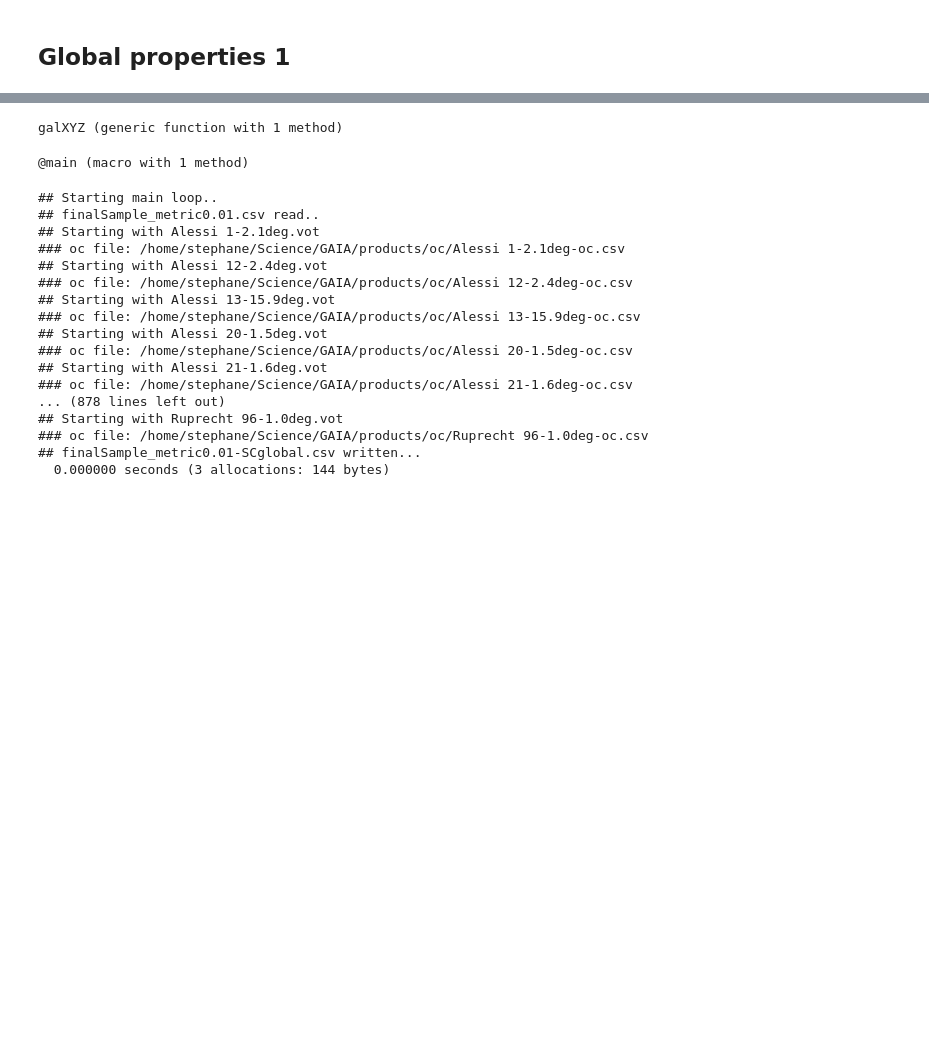
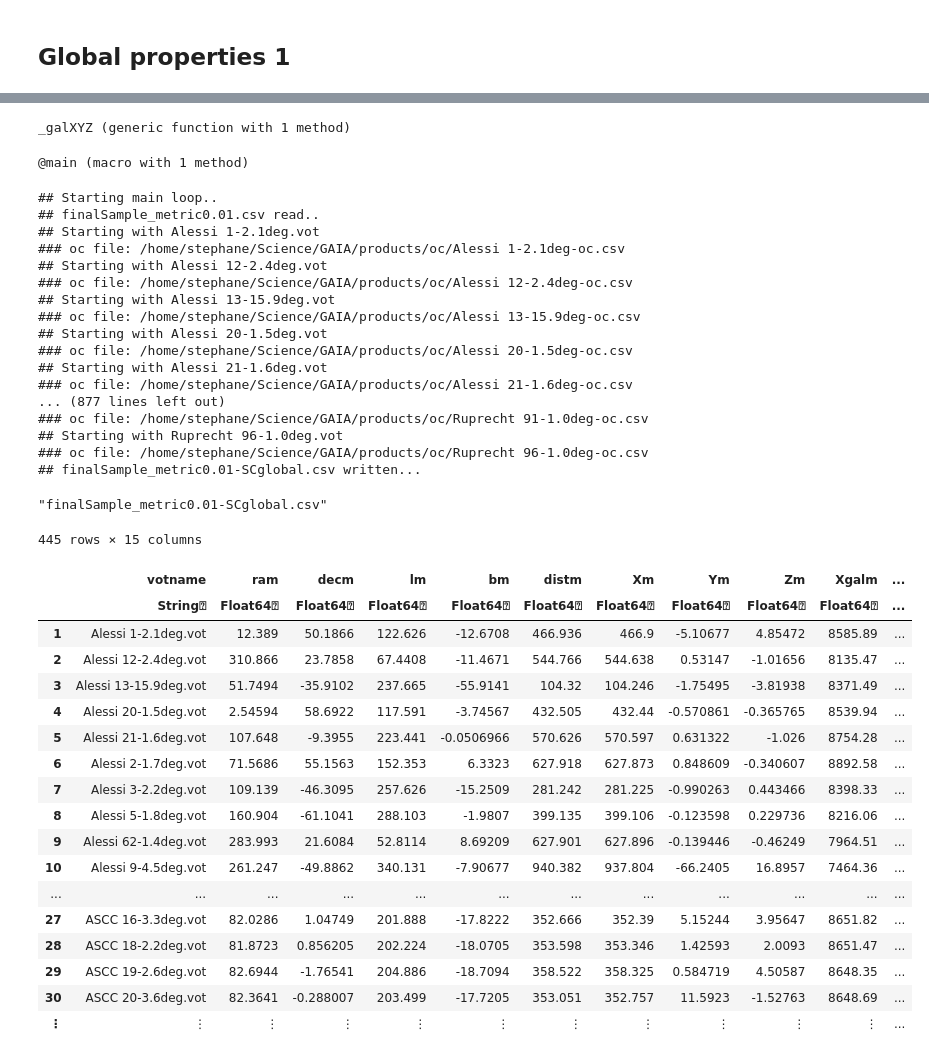
Before and after one commit to bosscha/gaia-shock, a Jupyter notebook: notebooks/analysis/analysisLoop-globalProperties1.ipynb, the cells around one changed output, grey strips where cells are left out. Cells and saved outputs as stored; diff of their text form; code cells hidden in the pictures; blank space fills up the shorter version.

```diff
--- a/notebooks/analysis/analysisLoop-globalProperties1.ipynb
+++ b/notebooks/analysis/analysisLoop-globalProperties1.ipynb
@@ -47,14 +48,36 @@ compute_globalparams (generic function with 2 methods)
-# %%
-## Compute the X,Y,Z galactic coordinates (centered on the Galactic Center)
-##
-
-function galXYZ(l,b,distance)
-    Rgal= 8.34
-
-    return(1, 1 , 1)
-end
-# %% [output]
-galXYZ (generic function with 1 method)
+# %%
+## median of radial velocity
+function radialVelocity(vrad)
+    v=[]
+    for vel in vrad
+        if !isnan(vel)
+            push!(v,vel)
+        end
+    end
+
+    if length(v)==0
+        push!(v,-999)
+    end
+    return(mean(v))
+end
+
+## Compute the X,Y,Z galactic coordinates (centered on the Galactic Center)
+## See Ellsworth-Bowers et al. (2013)
+## Rgal was updated from Anderson et al. (2018)
+
+function _galXYZ(l,b,distance)
+    Rgal= 8.34e3
+    zsun= 25
+    θ= asin(zsun/Rgal)
+
+    xg= Rgal*cos(θ)-distance*(cosd(l)cosd(b)cos(θ)+sind(b)sin(θ))
+    yg= -distance*sind(l)cosd(b)
+    zg= Rgal*sin(θ)-distance*(cosd(l)cosd(b)sin(θ)-sind(b)cos(θ))
+
+    return(xg,yg,zg)
+end
+# %% [output]
+_galXYZ (generic function with 1 method)
 # %%
 ## Main loop
 ##
@@ -89,7 +113,7 @@ end
 # %% [output]
 @main (macro with 1 method)
 # %%
-@main("finalSample_metric0.01.csv")
+fileres= @main("finalSample_metric0.01.csv")
 # %% [output]
 ## Starting main loop..
 ## finalSample_metric0.01.csv read..
@@ -103,8 +127,32 @@ end
 ### oc file: /home/stephane/Science/GAIA/products/oc/Alessi 20-1.5deg-oc.csv
 ## Starting with Alessi 21-1.6deg.vot
 ### oc file: /home/stephane/Science/GAIA/products/oc/Alessi 21-1.6deg-oc.csv
-... (878 lines left out)
+... (877 lines left out)
+### oc file: /home/stephane/Science/GAIA/products/oc/Ruprecht 91-1.0deg-oc.csv
 ## Starting with Ruprecht 96-1.0deg.vot
 ### oc file: /home/stephane/Science/GAIA/products/oc/Ruprecht 96-1.0deg-oc.csv
 ## finalSample_metric0.01-SCglobal.csv written...
-  0.000000 seconds (3 allocations: 144 bytes)
+"finalSample_metric0.01-SCglobal.csv"
+# %%
+## plots of the sample properties
+df= CSV.read(fileres, delim=";")
+# %% [output]
+445 rows × 15 columns
+|  | votname | ram | decm | lm | bm | distm | Xm | Ym | Zm | Xgalm | ... |
+|  | String⍰ | Float64⍰ | Float64⍰ | Float64⍰ | Float64⍰ | Float64⍰ | Float64⍰ | Float64⍰ | Float64⍰ | Float64⍰ | ... |
+| 1 | Alessi 1-2.1deg.vot | 12.389 | 50.1866 | 122.626 | -12.6708 | 466.936 | 466.9 | -5.10677 | 4.85472 | 8585.89 | ... |
+| 2 | Alessi 12-2.4deg.vot | 310.866 | 23.7858 | 67.4408 | -11.4671 | 544.766 | 544.638 | 0.53147 | -1.01656 | 8135.47 | ... |
+| 3 | Alessi 13-15.9deg.vot | 51.7494 | -35.9102 | 237.665 | -55.9141 | 104.32 | 104.246 | -1.75495 | -3.81938 | 8371.49 | ... |
+| 4 | Alessi 20-1.5deg.vot | 2.54594 | 58.6922 | 117.591 | -3.74567 | 432.505 | 432.44 | -0.570861 | -0.365765 | 8539.94 | ... |
+| 5 | Alessi 21-1.6deg.vot | 107.648 | -9.3955 | 223.441 | -0.0506966 | 570.626 | 570.597 | 0.631322 | -1.026 | 8754.28 | ... |
+| 6 | Alessi 2-1.7deg.vot | 71.5686 | 55.1563 | 152.353 | 6.3323 | 627.918 | 627.873 | 0.848609 | -0.340607 | 8892.58 | ... |
+| 7 | Alessi 3-2.2deg.vot | 109.139 | -46.3095 | 257.626 | -15.2509 | 281.242 | 281.225 | -0.990263 | 0.443466 | 8398.33 | ... |
+| 8 | Alessi 5-1.8deg.vot | 160.904 | -61.1041 | 288.103 | -1.9807 | 399.135 | 399.106 | -0.123598 | 0.229736 | 8216.06 | ... |
+| 9 | Alessi 62-1.4deg.vot | 283.993 | 21.6084 | 52.8114 | 8.69209 | 627.901 | 627.896 | -0.139446 | -0.46249 | 7964.51 | ... |
+| 10 | Alessi 9-4.5deg.vot | 261.247 | -49.8862 | 340.131 | -7.90677 | 940.382 | 937.804 | -66.2405 | 16.8957 | 7464.36 | ... |
+| ... | ... | ... | ... | ... | ... | ... | ... | ... | ... | ... | ... |
+| 27 | ASCC 16-3.3deg.vot | 82.0286 | 1.04749 | 201.888 | -17.8222 | 352.666 | 352.39 | 5.15244 | 3.95647 | 8651.82 | ... |
+| 28 | ASCC 18-2.2deg.vot | 81.8723 | 0.856205 | 202.224 | -18.0705 | 353.598 | 353.346 | 1.42593 | 2.0093 | 8651.47 | ... |
+| 29 | ASCC 19-2.6deg.vot | 82.6944 | -1.76541 | 204.886 | -18.7094 | 358.522 | 358.325 | 0.584719 | 4.50587 | 8648.35 | ... |
+| 30 | ASCC 20-3.6deg.vot | 82.3641 | -0.288007 | 203.499 | -17.7205 | 353.051 | 352.757 | 11.5923 | -1.52763 | 8648.69 | ... |
+| ⋮ | ⋮ | ⋮ | ⋮ | ⋮ | ⋮ | ⋮ | ⋮ | ⋮ | ⋮ | ⋮ | ... |
```
Also changed, not shown: parts of 4 cells of this notebook, 2 other files.
